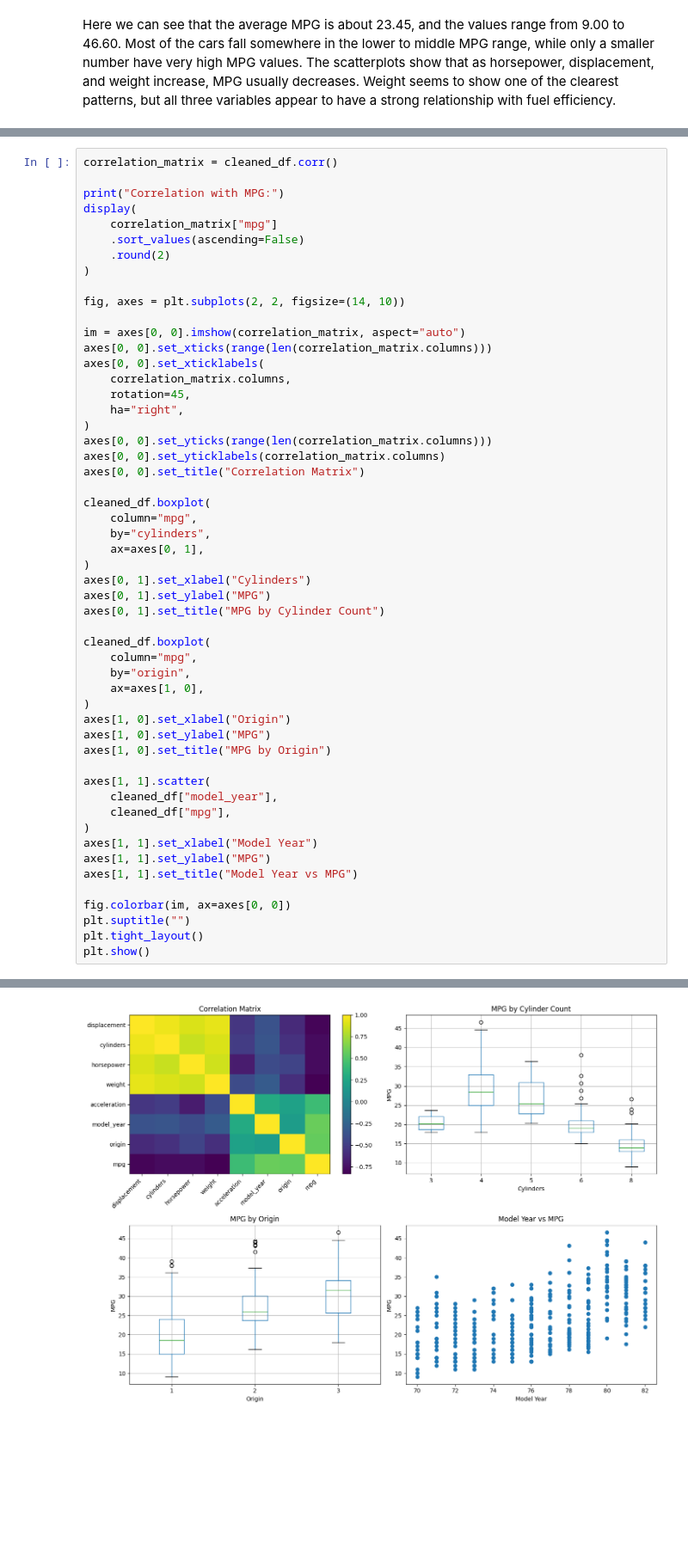
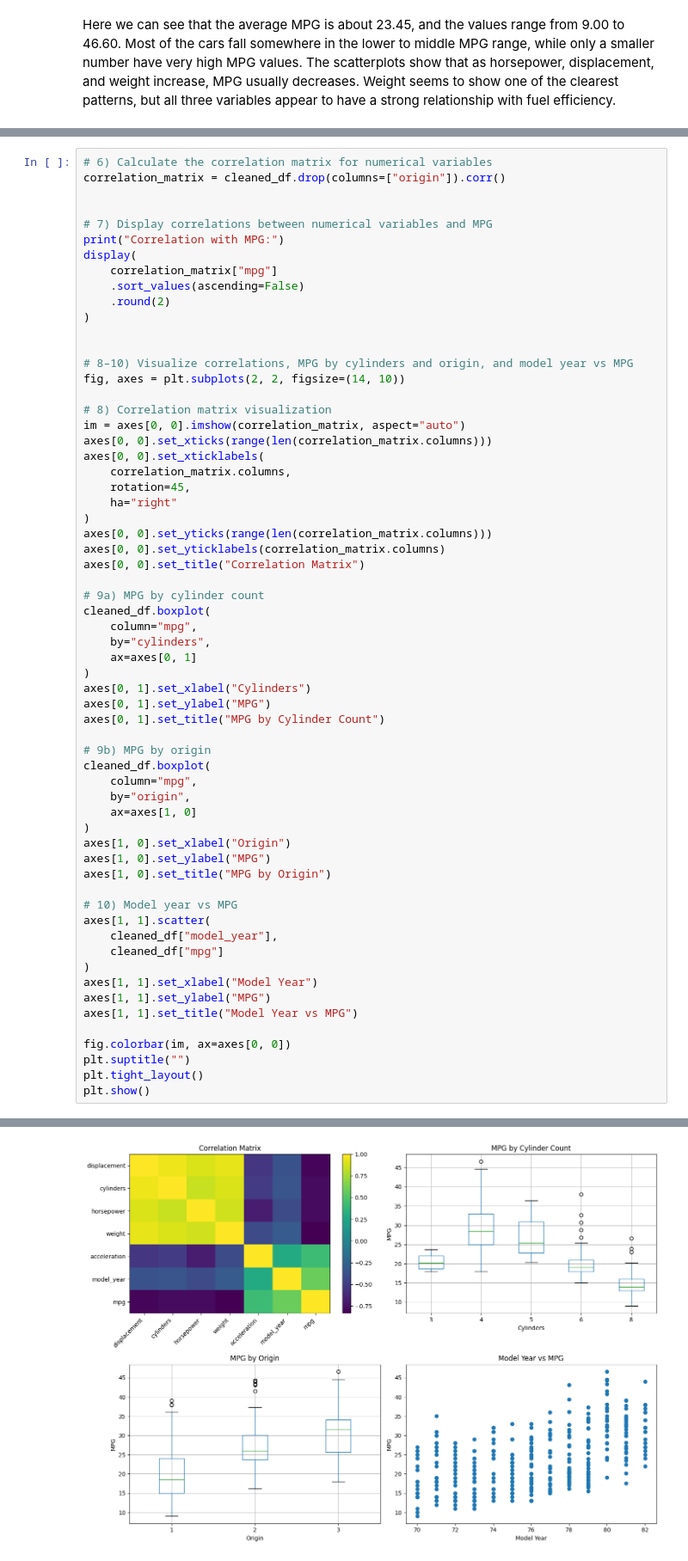
Before and after one commit to tejasvika-m/AAI_500-501, a Jupyter notebook: notebooks/Auto_MPG_Final_Project.ipynb, the cells around one changed output, grey strips where cells are left out. Shown at 86% size. Drawn from its saved outputs; the diff is of its cells as text; blank space fills up the shorter version.

```diff
--- a/notebooks/Auto_MPG_Final_Project.ipynb
+++ b/notebooks/Auto_MPG_Final_Project.ipynb
@@ -270,8 +270,11 @@ Here we can see that the average MPG is about 23.45, and the values range from 9
 9.   Create boxplots comparing MPG across cylinder counts and origin groups.
 10.  Create a scatterplot comparing model year with MPG.
 # %%
-correlation_matrix = cleaned_df.corr()
+# 6) Calculate the correlation matrix for numerical variables
+correlation_matrix = cleaned_df.drop(columns=["origin"]).corr()
 
+
+# 7) Display correlations between numerical variables and MPG
 print("Correlation with MPG:")
 display(
     correlation_matrix["mpg"]
@@ -279,40 +282,46 @@ display(
     .round(2)
 )
 
+
+# 8–10) Visualize correlations, MPG by cylinders and origin, and model year vs MPG
 fig, axes = plt.subplots(2, 2, figsize=(14, 10))
 
+# 8) Correlation matrix visualization
 im = axes[0, 0].imshow(correlation_matrix, aspect="auto")
 axes[0, 0].set_xticks(range(len(correlation_matrix.columns)))
 axes[0, 0].set_xticklabels(
     correlation_matrix.columns,
     rotation=45,
-    ha="right",
+    ha="right"
 )
 axes[0, 0].set_yticks(range(len(correlation_matrix.columns)))
 axes[0, 0].set_yticklabels(correlation_matrix.columns)
 axes[0, 0].set_title("Correlation Matrix")
 
+# 9a) MPG by cylinder count
 cleaned_df.boxplot(
     column="mpg",
     by="cylinders",
-    ax=axes[0, 1],
+    ax=axes[0, 1]
 )
 axes[0, 1].set_xlabel("Cylinders")
 axes[0, 1].set_ylabel("MPG")
 axes[0, 1].set_title("MPG by Cylinder Count")
 
+# 9b) MPG by origin
 cleaned_df.boxplot(
     column="mpg",
     by="origin",
-    ax=axes[1, 0],
+    ax=axes[1, 0]
 )
 axes[1, 0].set_xlabel("Origin")
 axes[1, 0].set_ylabel("MPG")
 axes[1, 0].set_title("MPG by Origin")
 
+# 10) Model year vs MPG
 axes[1, 1].scatter(
     cleaned_df["model_year"],
-    cleaned_df["mpg"],
+    cleaned_df["mpg"]
 )
 axes[1, 1].set_xlabel("Model Year")
 axes[1, 1].set_ylabel("MPG")
@@ -331,8 +339,8 @@ Correlation with MPG:
 | acceleration | 0.42 |
 | cylinders | -0.78 |
 | horsepower | -0.78 |
 | displacement | -0.81 |
 | weight | -0.83 |
 dtype: float64
-[figure, old version]
+[figure, new version]
 # %% [markdown]
```
Also changed, not shown: parts of 37 cells of this notebook.
